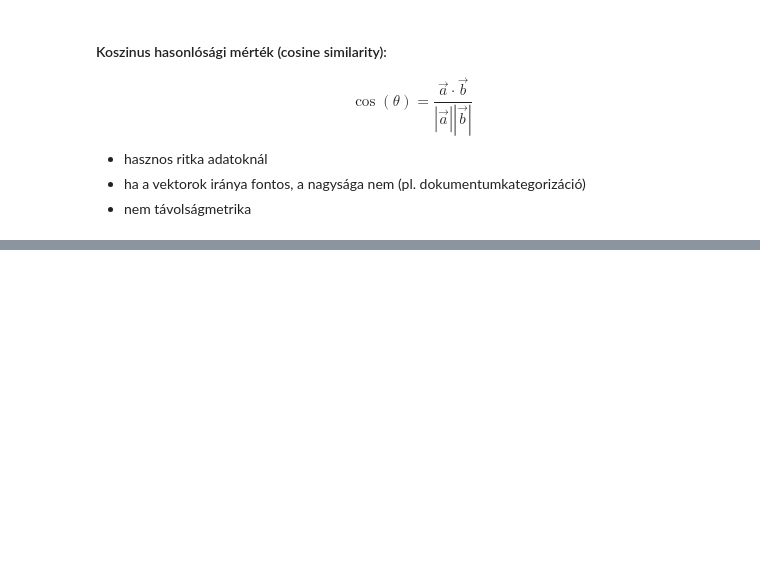
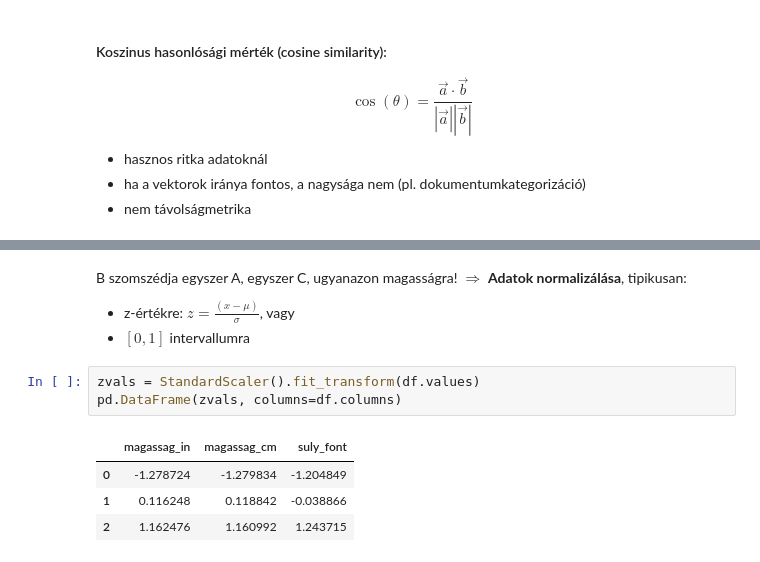
Before and after one commit to gyarmathy/BME_erdekessegek, a Jupyter notebook: BME_erdekessegek_02_klaszterezes_klasszifikacio.ipynb, the cells around one changed output, grey strips where cells are left out. Saved outputs shown, nothing was run; the diff lists cells and outputs as text; blank space fills up the shorter version.

```diff
--- a/BME_erdekessegek_02_klaszterezes_klasszifikacio.ipynb
+++ b/BME_erdekessegek_02_klaszterezes_klasszifikacio.ipynb
@@ -170,0 +248,13 @@ $$\cos(\theta )= \frac {\vec{a} \cdot \vec{b}} {|\vec{a}| |\vec{b}|}$$
+# %% [markdown]
+B szomszédja egyszer A, egyszer C, ugyanazon magasságra! $\Rightarrow$ **Adatok normalizálása**, tipikusan:
+
+* z-értékre: $z = \frac{(x - \mu)}{\sigma}$, vagy
+* $[0,1]$ intervallumra
+# %%
+zvals = StandardScaler().fit_transform(df.values)
+pd.DataFrame(zvals, columns=df.columns)
+# %% [output]
+|  | magassag_in | magassag_cm | suly_font |
+| 0 | -1.278724 | -1.279834 | -1.204849 |
+| 1 | 0.116248 | 0.118842 | -0.038866 |
+| 2 | 1.162476 | 1.160992 | 1.243715 |
```
Also changed, not shown: parts of 18 cells of this notebook, 13 other files.
